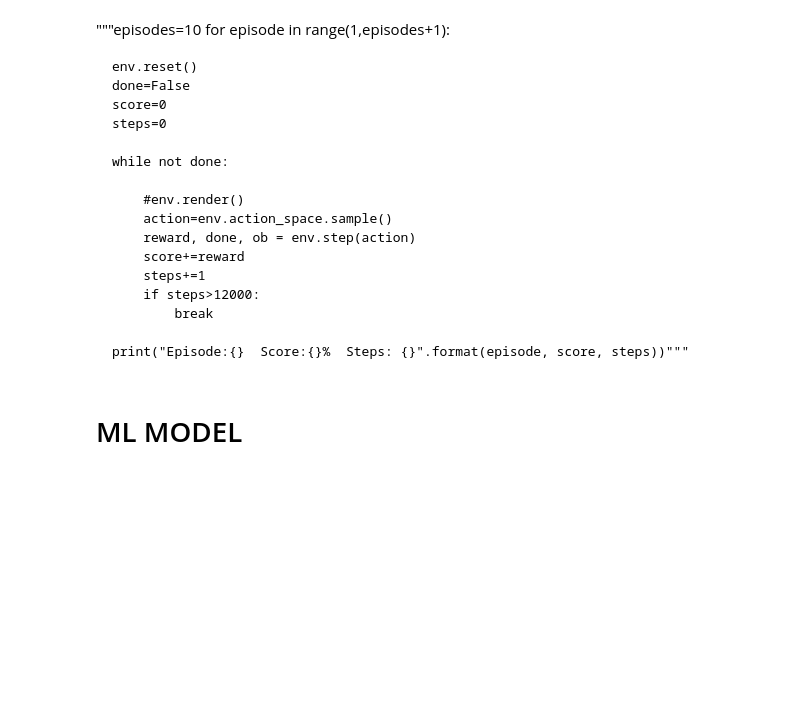
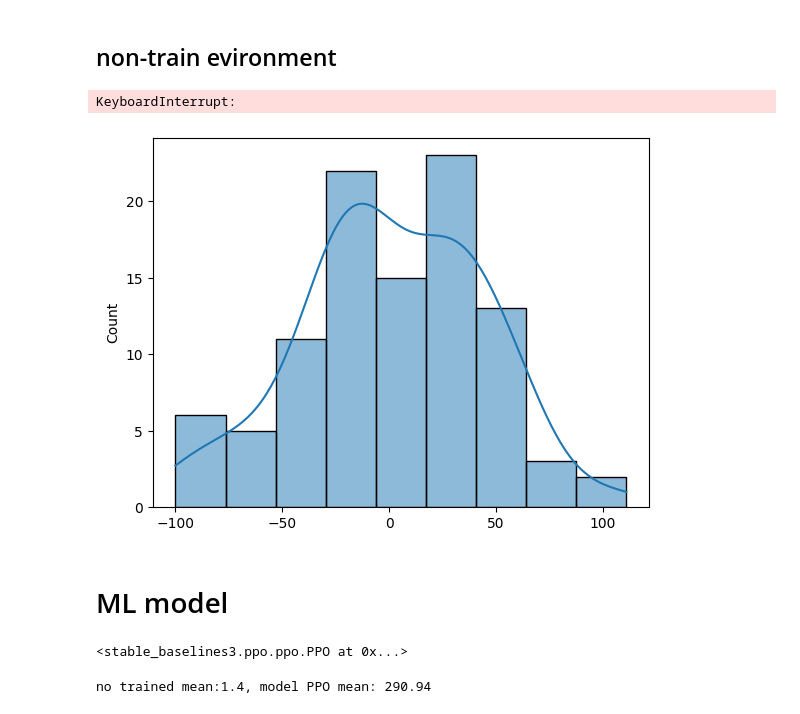
Before and after one commit to LucR31/rendezvous, a Jupyter notebook: test_env.ipynb, the cells around one changed output. Drawn from its saved outputs; the diff is of its cells as text; code cells hidden in the pictures; blank space fills up the shorter version.

```diff
--- a/test_env.ipynb
+++ b/test_env.ipynb
@@ -14,20 +27,10 @@ env=Poliastro_env()
-# %% [markdown]
-"""episodes=10
-for episode in range(1,episodes+1):
-
-    env.reset()
-    done=False
-    score=0
-    steps=0
-
-    while not done:
-
-        #env.render()
-        action=env.action_space.sample()
-        reward, done, ob = env.step(action)
-        score+=reward
-        steps+=1
-        if steps>12000:
-            break
-
-    print("Episode:{}  Score:{}%  Steps: {}".format(episode, score, steps))"""
+# %%
+env=Poliastro_env(render_mode="human",
+                      r_1= [-6045, -5510, 2504],
+                      v_1= [-3.357, 5.728, 2.133])
+# %% [markdown]
+## non-train evironment
+# %%
+mean_no_trained,scores_no_trained=play_game(10, env)
+# %% [output]
+KeyboardInterrupt:
@@ -34,2 +39,6 @@ for episode in range(1,episodes+1):
+# %%
+sns.histplot(scores_no_trained,kde=True);
+# %% [output]
+[figure, added]
 # %% [markdown]
-# ML MODEL
+# ML model
@@ -36,3 +47,5 @@ for episode in range(1,episodes+1):
 # %%
-#env=DummyVecEnv([lambda: env])
-#model=PPO("MlpPolicy", env, verbose=1)
+model=PPO("MultiInputPolicy", env, verbose=0)
+model.learn(total_timesteps=40000)
+# %% [output]
+<stable_baselines3.ppo.ppo.PPO at 0x...>
@@ -40,0 +56,4 @@ model = A2C("MlpPolicy", env, verbose=1)
+# %%
+print(f"no trained mean:{mean_no_trained}, model PPO mean: {meanb}")
+# %% [output]
+no trained mean:1.4, model PPO mean: 290.94
```
Also changed, not shown: parts of 10 cells of this notebook, 3 other files.
